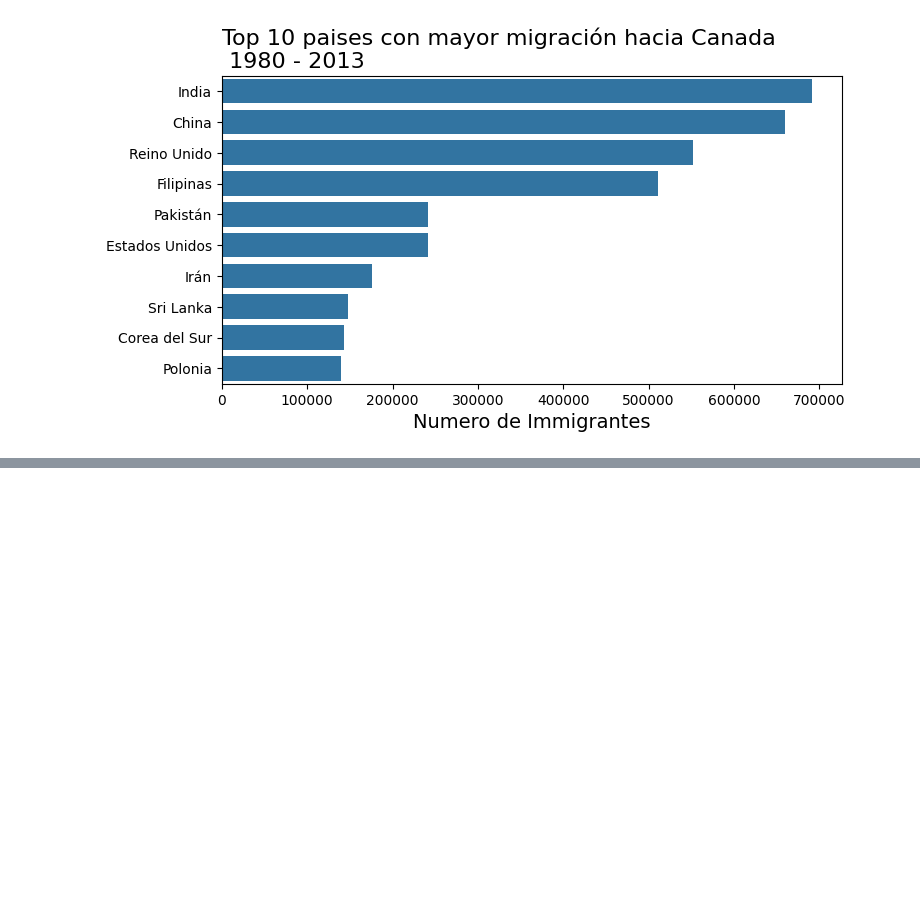
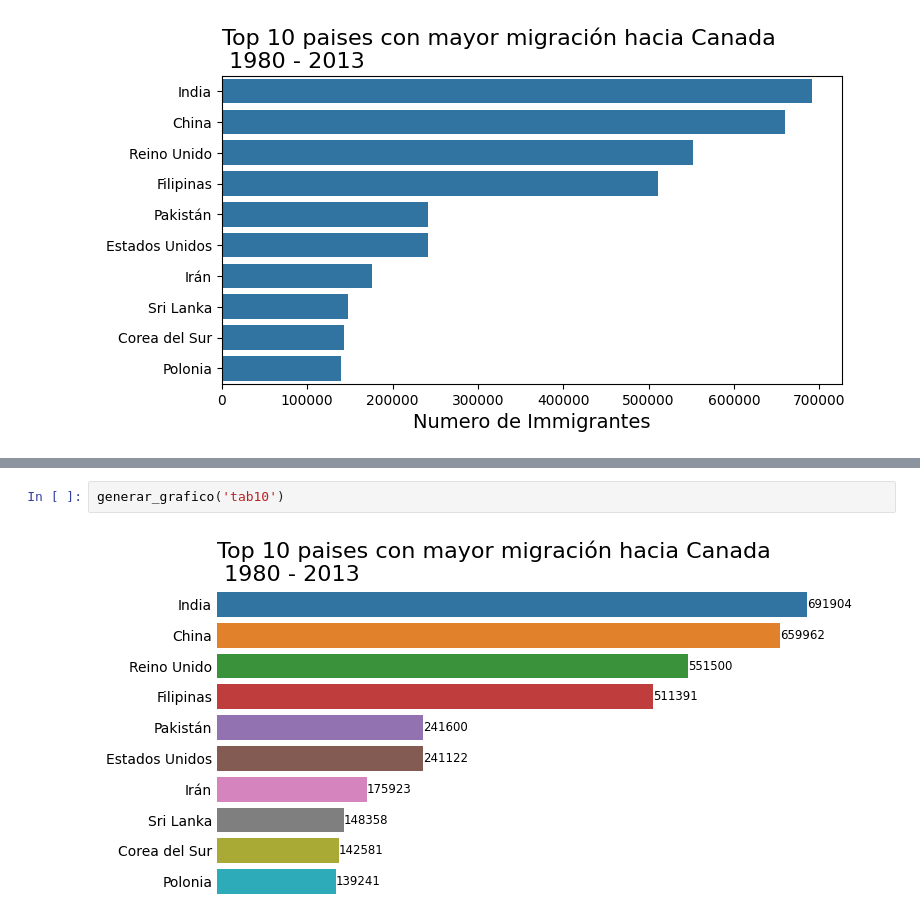
Before and after one commit to AndresCMontejo/Visualizaci-n-de-datos-con-Python-Matplotlib-Seaborn-y-Plotly, a Jupyter notebook: visualizacion_de_datos_con_python.ipynb, the cells around one changed output, grey strips where cells are left out. Saved outputs shown, nothing was run; the diff lists cells and outputs as text; blank space fills up the shorter version.

```diff
--- a/visualizacion_de_datos_con_python.ipynb
+++ b/visualizacion_de_datos_con_python.ipynb
@@ -558,0 +570,4 @@ generar_grafico('coolwarm')
+# %%
+generar_grafico('tab10')
+# %% [output]
+[figure, added]
```
Also changed, not shown: parts of 9 cells of this notebook.
